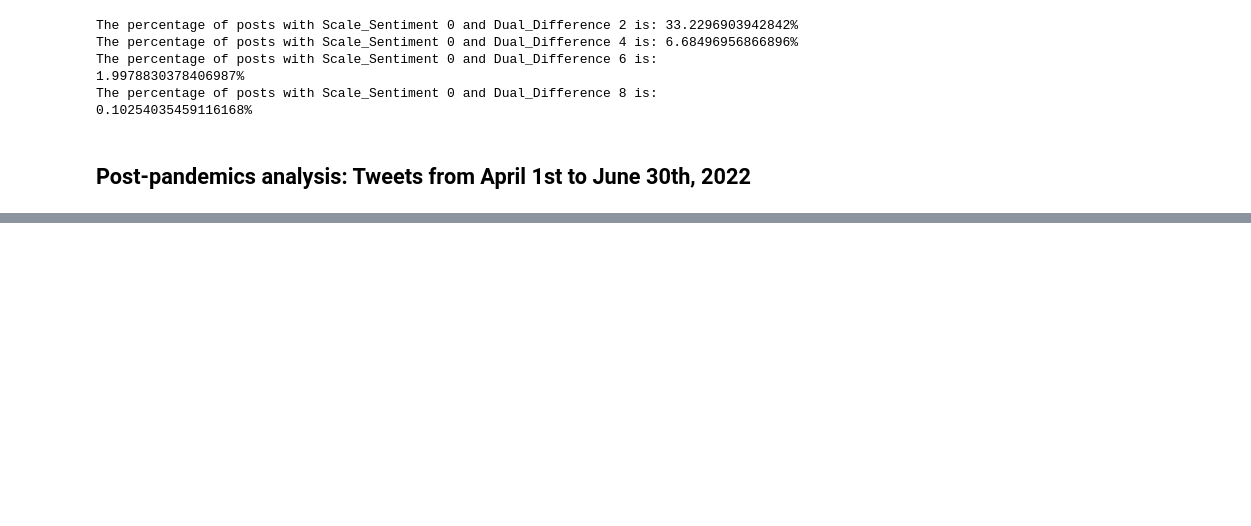
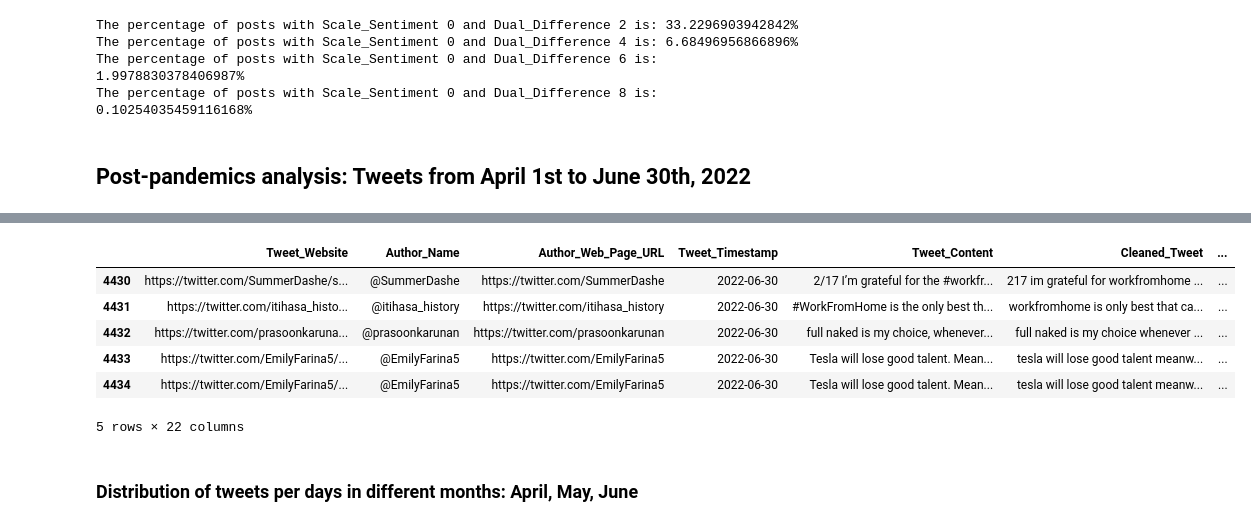
Before and after one commit to CristinaPetrachee/SentimentAnalysis-WFH, a Jupyter notebook: proiect.ipynb, the cells around one changed output, grey strips where cells are left out. Cells and saved outputs as stored; diff of their text form; code cells hidden in the pictures; blank space fills up the shorter version.

```diff
--- a/proiect.ipynb
+++ b/proiect.ipynb
@@ -799,0 +834,12 @@ dataset_2022.insert(dataset_2022.columns.get_loc('Cleaned_Comment')+1, 'Comment_
+# %%
+dataset_2022.tail()
+# %% [output]
+|  | Tweet_Website | Author_Name | Author_Web_Page_URL | Tweet_Timestamp | Tweet_Content | Cleaned_Tweet | ... |
+| 4430 | https://twitter.com/SummerDashe/s... | @SummerDashe | https://twitter.com/SummerDashe | 2022-06-30 | 2/17 I’m grateful for the #workfr... | 217 im grateful for workfromhome ... | ... |
+| 4431 | https://twitter.com/itihasa_histo... | @itihasa_history | https://twitter.com/itihasa_history | 2022-06-30 | #WorkFromHome is the only best th... | workfromhome is only best that ca... | ... |
+| 4432 | https://twitter.com/prasoonkaruna... | @prasoonkarunan | https://twitter.com/prasoonkarunan | 2022-06-30 | full naked is my choice, whenever... | full naked is my choice whenever ... | ... |
+| 4433 | https://twitter.com/EmilyFarina5/... | @EmilyFarina5 | https://twitter.com/EmilyFarina5 | 2022-06-30 | Tesla will lose good talent. Mean... | tesla will lose good talent meanw... | ... |
+| 4434 | https://twitter.com/EmilyFarina5/... | @EmilyFarina5 | https://twitter.com/EmilyFarina5 | 2022-06-30 | Tesla will lose good talent. Mean... | tesla will lose good talent meanw... | ... |
+5 rows × 22 columns
+# %% [markdown]
+### Distribution of tweets per days in different months: April, May, June
```
Also changed, not shown: parts of 35 cells of this notebook.
